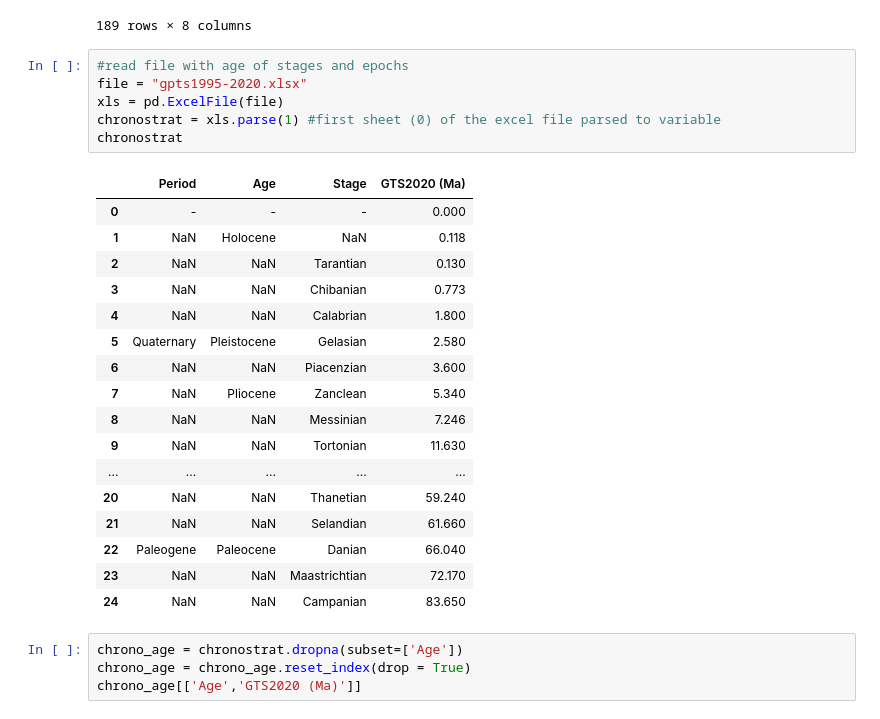
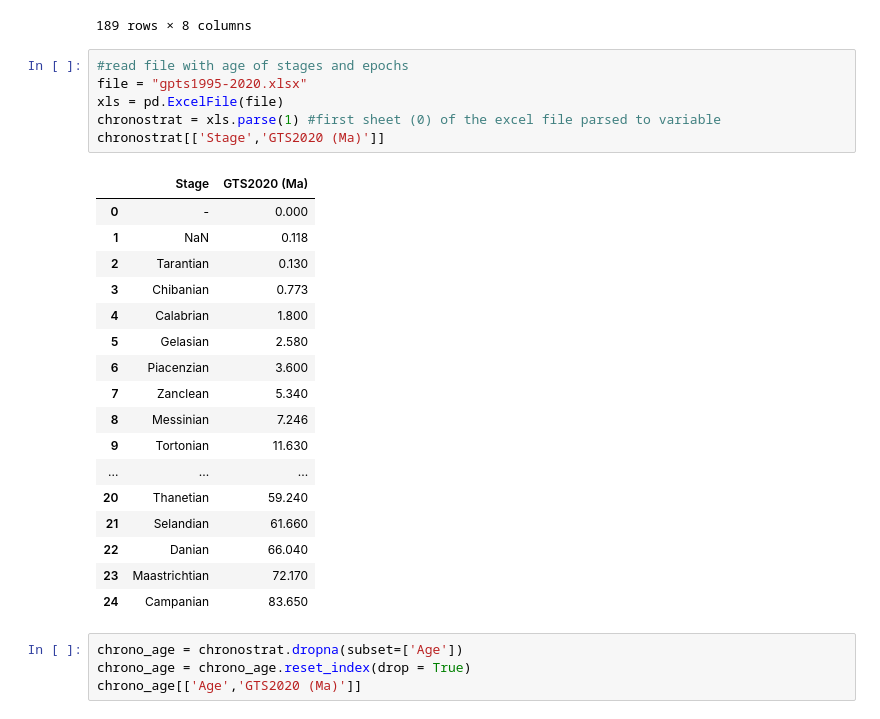
Before and after one commit to miguel-garces/Geol-Time-Scale, a Jupyter notebook: GPTS_Astro_for_Colab.ipynb, the cells around one changed output. Saved outputs shown, nothing was run; the diff lists cells and outputs as text.

```diff
--- a/GPTS_Astro_for_Colab.ipynb
+++ b/GPTS_Astro_for_Colab.ipynb
@@ -67,27 +66,27 @@ datafile
 # %%
 #read file with age of stages and epochs
 file = "gpts1995-2020.xlsx"
 xls = pd.ExcelFile(file)
 chronostrat = xls.parse(1) #first sheet (0) of the excel file parsed to variable
-chronostrat
+chronostrat[['Stage','GTS2020 (Ma)']]
 # %% [output]
-|  | Period | Age | Stage | GTS2020 (Ma) |
-| 0 | - | - | - | 0.000 |
-| 1 | NaN | Holocene | NaN | 0.118 |
-| 2 | NaN | NaN | Tarantian | 0.130 |
-| 3 | NaN | NaN | Chibanian | 0.773 |
-| 4 | NaN | NaN | Calabrian | 1.800 |
-| 5 | Quaternary | Pleistocene | Gelasian | 2.580 |
-| 6 | NaN | NaN | Piacenzian | 3.600 |
-| 7 | NaN | Pliocene | Zanclean | 5.340 |
-| 8 | NaN | NaN | Messinian | 7.246 |
-| 9 | NaN | NaN | Tortonian | 11.630 |
-| ... | ... | ... | ... | ... |
-| 20 | NaN | NaN | Thanetian | 59.240 |
-| 21 | NaN | NaN | Selandian | 61.660 |
-| 22 | Paleogene | Paleocene | Danian | 66.040 |
-| 23 | NaN | NaN | Maastrichtian | 72.170 |
-| 24 | NaN | NaN | Campanian | 83.650 |
+|  | Stage | GTS2020 (Ma) |
+| 0 | - | 0.000 |
+| 1 | NaN | 0.118 |
+| 2 | Tarantian | 0.130 |
+| 3 | Chibanian | 0.773 |
+| 4 | Calabrian | 1.800 |
+| 5 | Gelasian | 2.580 |
+| 6 | Piacenzian | 3.600 |
+| 7 | Zanclean | 5.340 |
+| 8 | Messinian | 7.246 |
+| 9 | Tortonian | 11.630 |
+| ... | ... | ... |
+| 20 | Thanetian | 59.240 |
+| 21 | Selandian | 61.660 |
+| 22 | Danian | 66.040 |
+| 23 | Maastrichtian | 72.170 |
+| 24 | Campanian | 83.650 |
 # %%
 chrono_age = chronostrat.dropna(subset=['Age'])
 chrono_age = chrono_age.reset_index(drop = True)
```
Also changed, not shown: parts of 3 cells of this notebook.
